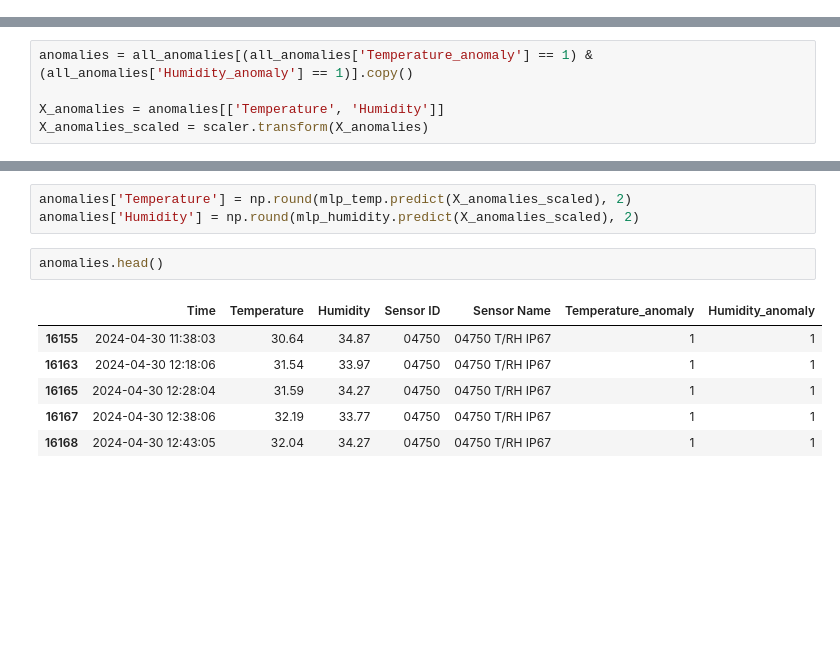
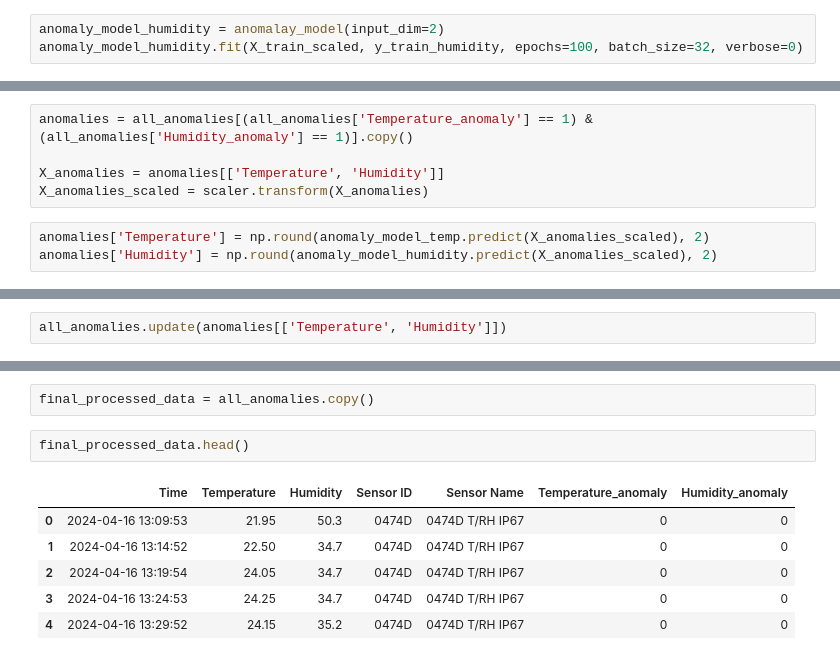
Before and after one commit to surya-9556/Optimizing-Sensor-Placement, a Jupyter notebook: final_project.ipynb, the cells around one changed output, grey strips where cells are left out. Cells and saved outputs as stored; diff of their text form; blank space fills up the shorter version.

```diff
--- a/final_project.ipynb
+++ b/final_project.ipynb
@@ -327,0 +306,3 @@ X_train_scaled = scaler.fit_transform(X_train)
+# %%
+anomaly_model_humidity = anomalay_model(input_dim=2)
+anomaly_model_humidity.fit(X_train_scaled, y_train_humidity, epochs=100, batch_size=32, verbose=0)
@@ -341,3 +320,6 @@ anomalies = all_anomalies[(all_anomalies['Temperature_anomaly'] == 1) & (all_ano
 
 X_anomalies = anomalies[['Temperature', 'Humidity']]
 X_anomalies_scaled = scaler.transform(X_anomalies)
+# %%
+anomalies['Temperature'] = np.round(anomaly_model_temp.predict(X_anomalies_scaled), 2)
+anomalies['Humidity'] = np.round(anomaly_model_humidity.predict(X_anomalies_scaled), 2)
@@ -344,3 +329,5 @@ X_anomalies_scaled = scaler.transform(X_anomalies)
+# %%
+all_anomalies.update(anomalies[['Temperature', 'Humidity']])
 # %%
 anomalies.head()
 # %% [output]
@@ -353,12 +340,11 @@ anomalies.head()
-# %%
-anomalies['Temperature'] = np.round(mlp_temp.predict(X_anomalies_scaled), 2)
-anomalies['Humidity'] = np.round(mlp_humidity.predict(X_anomalies_scaled), 2)
+# %%
+final_processed_data = all_anomalies.copy()
 # %%
-anomalies.head()
+final_processed_data.head()
 # %% [output]
 |  | Time | Temperature | Humidity | Sensor ID | Sensor Name | Temperature_anomaly | Humidity_anomaly |
-| 16155 | 2024-04-30 11:38:03 | 30.64 | 34.87 | 04750 | 04750 T/RH IP67 | 1 | 1 |
-| 16163 | 2024-04-30 12:18:06 | 31.54 | 33.97 | 04750 | 04750 T/RH IP67 | 1 | 1 |
-| 16165 | 2024-04-30 12:28:04 | 31.59 | 34.27 | 04750 | 04750 T/RH IP67 | 1 | 1 |
-| 16167 | 2024-04-30 12:38:06 | 32.19 | 33.77 | 04750 | 04750 T/RH IP67 | 1 | 1 |
-| 16168 | 2024-04-30 12:43:05 | 32.04 | 34.27 | 04750 | 04750 T/RH IP67 | 1 | 1 |
+| 0 | 2024-04-16 13:09:53 | 21.95 | 50.3 | 0474D | 0474D T/RH IP67 | 0 | 0 |
+| 1 | 2024-04-16 13:14:52 | 22.50 | 34.7 | 0474D | 0474D T/RH IP67 | 0 | 0 |
+| 2 | 2024-04-16 13:19:54 | 24.05 | 34.7 | 0474D | 0474D T/RH IP67 | 0 | 0 |
+| 3 | 2024-04-16 13:24:53 | 24.25 | 34.7 | 0474D | 0474D T/RH IP67 | 0 | 0 |
+| 4 | 2024-04-16 13:29:52 | 24.15 | 35.2 | 0474D | 0474D T/RH IP67 | 0 | 0 |
```
Also changed, not shown: parts of 15 cells of this notebook.
